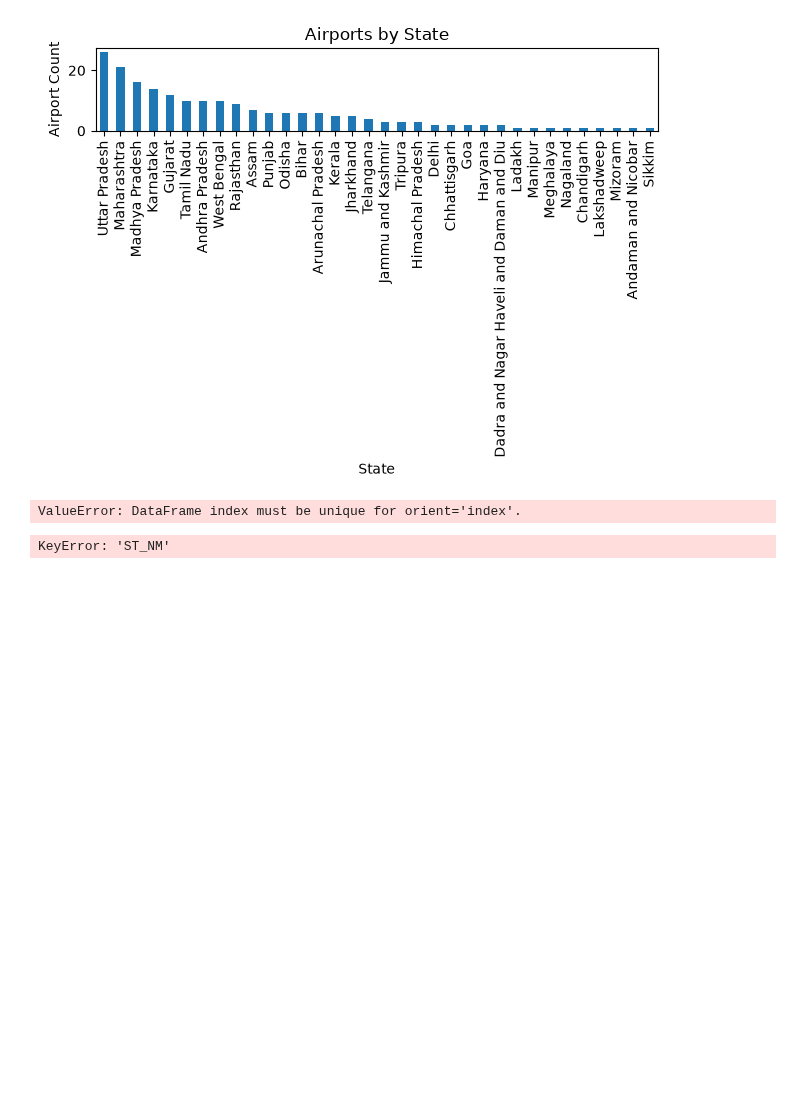
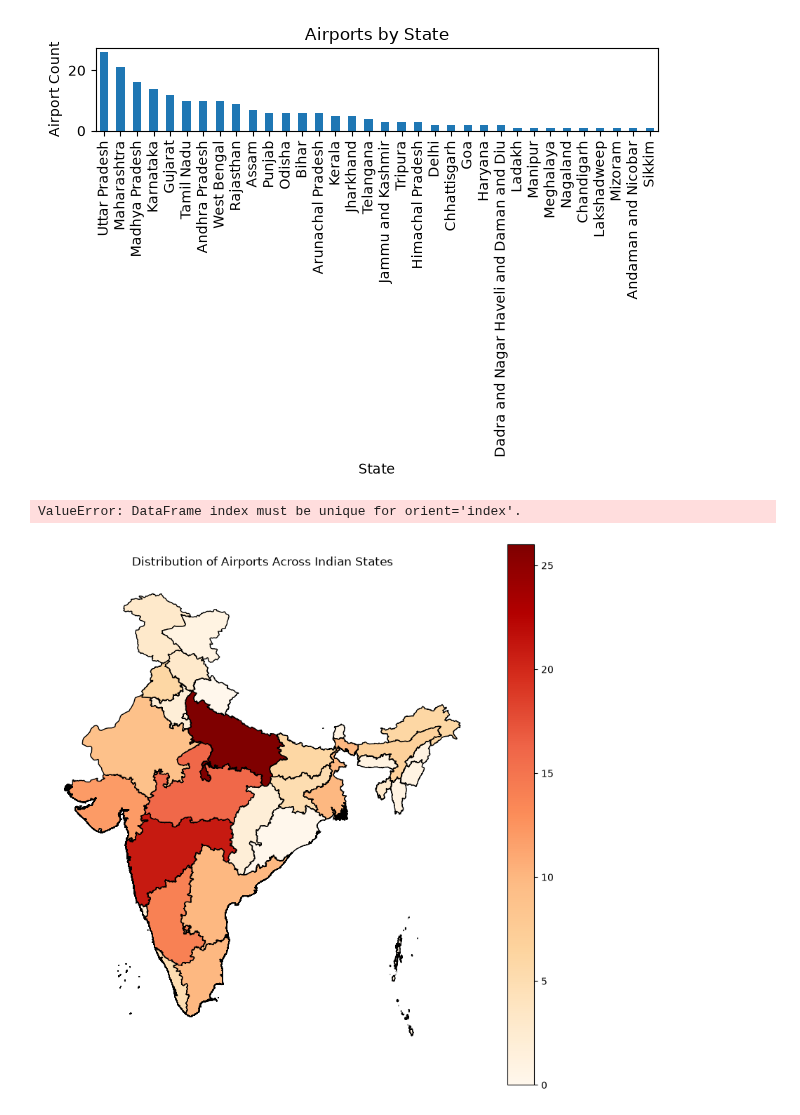
Before and after one commit to Waqar080206/DATA-VISUAL, a Jupyter notebook: EXP7/7.ipynb, the cells around one changed output. Saved outputs shown, nothing was run; the diff lists cells and outputs as text; code cells hidden in the pictures; blank space fills up the shorter version.

```diff
--- a/EXP7/7.ipynb
+++ b/EXP7/7.ipynb
@@ -131,25 +131,36 @@ plt.show()
 [figure]
 ValueError: DataFrame index must be unique for orient='index'.
 # %%
-# 4. Choropleth Map
 import geopandas as gpd
+import matplotlib.pyplot as plt
 
-states = gpd.read_file("india_state_geo.json")
+states = gpd.read_file("india-states-full.geojson")
+
+# Count airports by state/region
 counts = df.groupby("region").size().reset_index(name="count")
 
+# Match airport regions with GeoJSON state names
 states = states.merge(
-    counts, left_on="ST_NM", right_on="region", how="left"
+    counts,
+    left_on="NAME_1",
+    right_on="region",
+    how="left"
 )
+
 states["count"] = states["count"].fillna(0)
 
+# Plot choropleth map
 states.plot(
-    column="count", cmap="OrRd", legend=True,
-    edgecolor="black", figsize=(10, 10),
+    column="count",
+    cmap="OrRd",
+    legend=True,
+    edgecolor="black",
+    figsize=(10, 10),
     missing_kwds={"color": "lightgrey"}
 )
 
 plt.title("Distribution of Airports Across Indian States")
 plt.axis("off")
 plt.show()
 # %% [output]
-KeyError: 'ST_NM'
+[figure, added]
```
Also changed, not shown: parts of 5 cells of this notebook.
